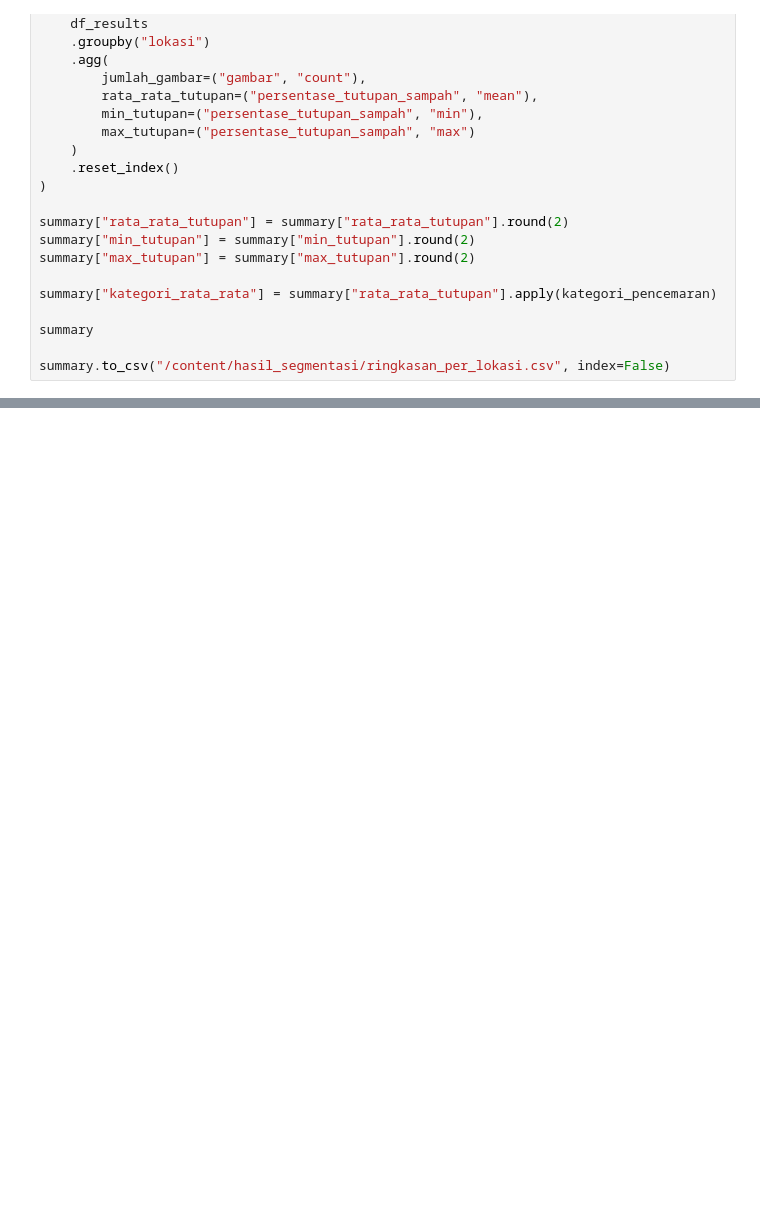
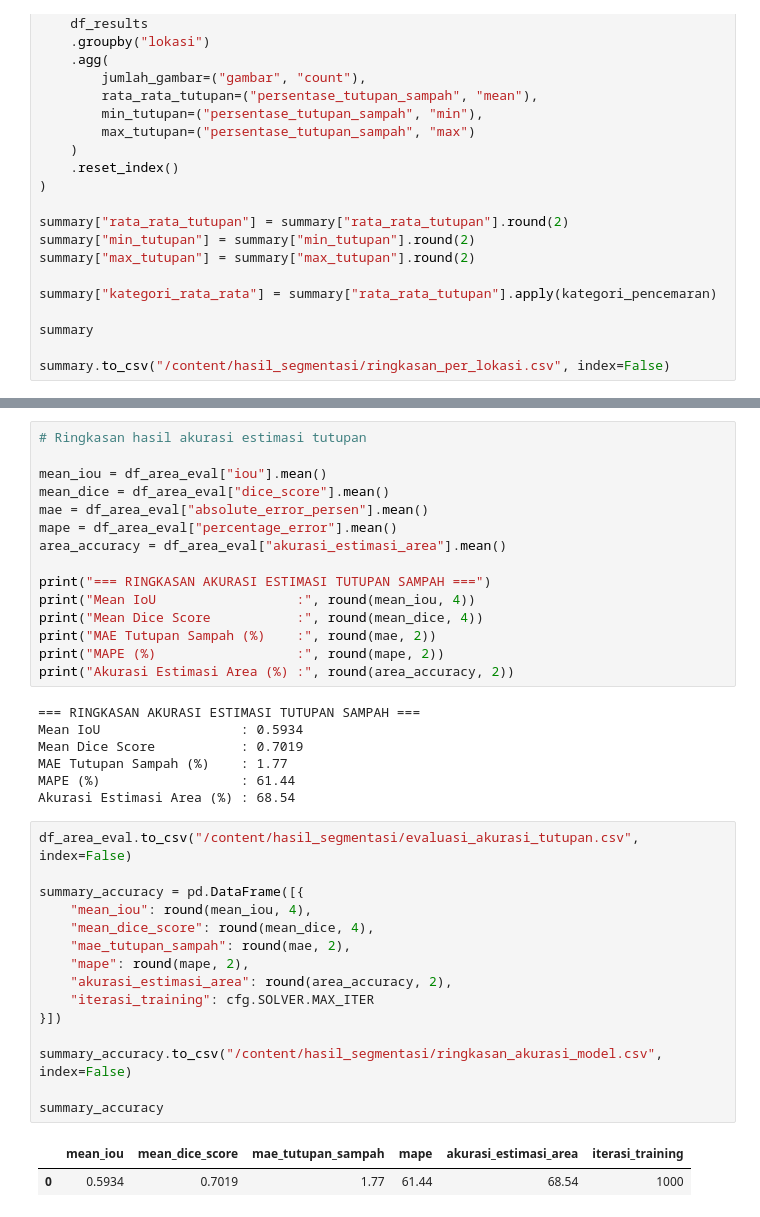
Before and after one commit to CYkir/river-trash-research, a Jupyter notebook: segmentasi area tutupan sampah - Mask R-CNN.ipynb, the cells around one changed output, grey strips where cells are left out. Saved outputs shown, nothing was run; the diff lists cells and outputs as text; blank space fills up the shorter version.

```diff
--- a/segmentasi area tutupan sampah - Mask R-CNN.ipynb
+++ b/segmentasi area tutupan sampah - Mask R-CNN.ipynb
@@ -593,0 +813,40 @@ files.download("/content/hasil_segmentasi.zip")
+# %%
+# Ringkasan hasil akurasi estimasi tutupan
+
+mean_iou = df_area_eval["iou"].mean()
+mean_dice = df_area_eval["dice_score"].mean()
+mae = df_area_eval["absolute_error_persen"].mean()
+mape = df_area_eval["percentage_error"].mean()
+area_accuracy = df_area_eval["akurasi_estimasi_area"].mean()
+
+print("=== RINGKASAN AKURASI ESTIMASI TUTUPAN SAMPAH ===")
+print("Mean IoU                  :", round(mean_iou, 4))
+print("Mean Dice Score           :", round(mean_dice, 4))
+print("MAE Tutupan Sampah (%)    :", round(mae, 2))
+print("MAPE (%)                  :", round(mape, 2))
+print("Akurasi Estimasi Area (%) :", round(area_accuracy, 2))
+# %% [output]
+=== RINGKASAN AKURASI ESTIMASI TUTUPAN SAMPAH ===
+Mean IoU                  : 0.5934
+Mean Dice Score           : 0.7019
+MAE Tutupan Sampah (%)    : 1.77
+MAPE (%)                  : 61.44
+Akurasi Estimasi Area (%) : 68.54
+# %%
+df_area_eval.to_csv("/content/hasil_segmentasi/evaluasi_akurasi_tutupan.csv", index=False)
+
+summary_accuracy = pd.DataFrame([{
+    "mean_iou": round(mean_iou, 4),
+    "mean_dice_score": round(mean_dice, 4),
+    "mae_tutupan_sampah": round(mae, 2),
+    "mape": round(mape, 2),
+    "akurasi_estimasi_area": round(area_accuracy, 2),
+    "iterasi_training": cfg.SOLVER.MAX_ITER
+}])
+
+summary_accuracy.to_csv("/content/hasil_segmentasi/ringkasan_akurasi_model.csv", index=False)
+
+summary_accuracy
+# %% [output]
+|  | mean_iou | mean_dice_score | mae_tutupan_sampah | mape | akurasi_estimasi_area | iterasi_training |
+| 0 | 0.5934 | 0.7019 | 1.77 | 61.44 | 68.54 | 1000 |
```
Also changed, not shown: parts of 16 cells of this notebook.
